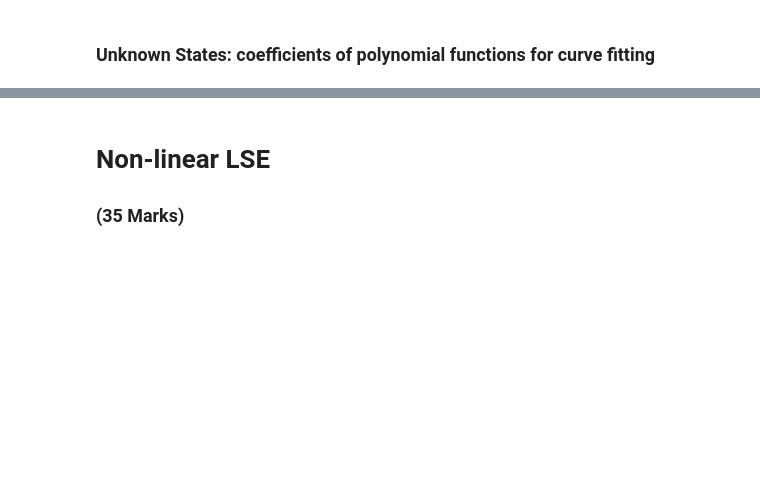
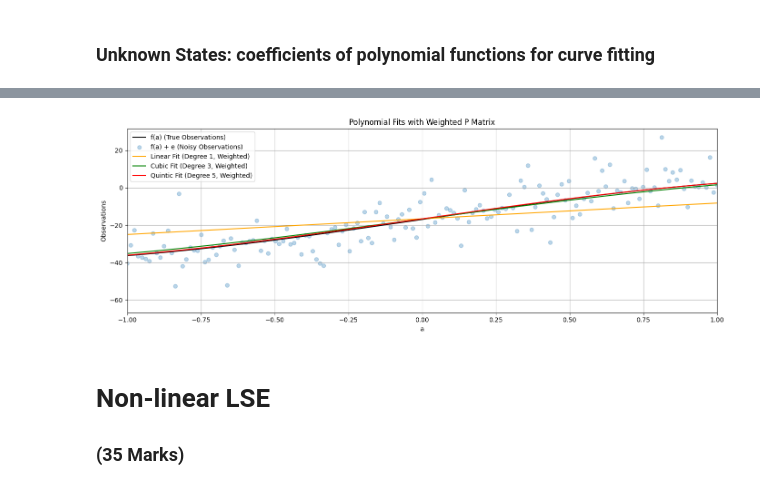
Before and after one commit to elviskwakunyarko/ENGG680_2024_fall, a Jupyter notebook: Lab Assignment 2/Assignment2.ipynb, the cells around one changed output, grey strips where cells are left out. Cells and saved outputs as stored; diff of their text form; code cells hidden in the pictures; blank space fills up the shorter version.

```diff
--- a/Lab Assignment 2/Assignment2.ipynb
+++ b/Lab Assignment 2/Assignment2.ipynb
@@ -149,4 +305,6 @@ fig.tight_layout()
 # now, let's define the P matrix with the proper weights of observation
 # use the variance of observation l_var, define P matrix
 # (1 mark)
-P = #...
+
+# The weights are the inverse of the observation variances (l_var)
+P = np.diag(1 / l_var)
@@ -162,0 +311,89 @@ P = #...
+# %%
+# step 13
+# repeat the steps 6-10, using the proper P matrix
+# (10 marks)
+
+# Step 6: Call the fit_polynomial_curve function and fetch the results with the new P matrix
+degrees = [1, 3, 5]
+results_weighted = {}
+
+for deg in degrees:
+    x, cov_x, apv, v = fit_polynomial_curve(a, l, P, deg)  # Using the new weighted P matrix
+    results_weighted[deg] = {
+        'coefficients': x,
+        'covariance': cov_x,
+        'apv': apv,
+        'residuals': v
+    }
+    # Print the results for each degree
+    print(f"Degree {deg} (with weighted P matrix):")
+    print(f"Coefficients: {x}")
+    print(f"A Posteriori Variance Factor (APV): {apv}")
+    print(f"Residuals: {v}")
+    print()
+
+# Step 7: Use the estimated coefficients and constants array 'a' to construct the polynomial functions
+# For degree 1 (linear polynomial)
+line_uw_weighted = np.polyval(np.flip(results_weighted[1]['coefficients']), a)
+
+# For degree 3 (cubic polynomial)
+cubic_uw_weighted = np.polyval(np.flip(results_weighted[3]['coefficients']), a)
+
+# For degree 5 (quintic polynomial)
+quintic_uw_weighted = np.polyval(np.flip(results_weighted[5]['coefficients']), a)
+
+
+# Step 8: Plot the weighted polynomial functions, noisy observations, and true observations
+fig, ax = plt.subplots(nrows=1, ncols=1, figsize=(14, 5))
+
+# Plot the true observations (l_true) as a black line
+ax.plot(a, l_true, label="f(a) (True Observations)", color='k')
+
+# Plot the noisy observations (l) as a scatter plot
+ax.scatter(a, l, label="f(a) + e (Noisy Observations)", color='tab:blue', marker='o', alpha=0.3)
+
+# Plot the polynomial fits with weighted P matrix
+# Line polynomial (Degree 1) in orange
+ax.plot(a, line_uw_weighted, label="Linear Fit (Degree 1, Weighted)", color='orange')
+
+# Cubic polynomial (Degree 3) in green
+ax.plot(a, cubic_uw_weighted, label="Cubic Fit (Degree 3, Weighted)", color='green')
+
+# Quintic polynomial (Degree 5) in red
+ax.plot(a, quintic_uw_weighted, label="Quintic Fit (Degree 5, Weighted)", color='red')
+
+# Set the x-axis and y-axis labels
+ax.set_xlabel("a")
+ax.set_ylabel("Observations")
+
+# Set the x-axis range to be from -1 to 1
+ax.set_xlim(-1, 1)
+
+# Add a title
+ax.set_title("Polynomial Fits with Weighted P Matrix")
+
+# Add a legend
+ax.legend()
+
+# Add grid lines
+ax.grid(True, which='both', ls='-', color='0.65')
+
+# Adjust layout
+fig.tight_layout()
+
+
+# Step 9: Print the a posteriori variance factor for each polynomial function (with weighted P matrix)
+print("A Posteriori Variance Factor (APV) with weighted P matrix:")
+print(f"Degree 1 (Linear Fit): {results_weighted[1]['apv']}")
+print(f"Degree 3 (Cubic Fit): {results_weighted[3]['apv']}")
+print(f"Degree 5 (Quintic Fit): {results_weighted[5]['apv']}")
+
+# Step 10: Compute and print the norm between the predicted observations and the true observations (with weighted P matrix)
+norm_line_weighted = np.linalg.norm(line_uw_weighted - l_true)
+norm_cubic_weighted = np.linalg.norm(cubic_uw_weighted - l_true)
+norm_quintic_weighted = np.linalg.norm(quintic_uw_weighted - l_true)
+
+print(f"Norm between predicted (Degree 1) and true observations (Weighted): {norm_line_weighted}")
+print(f"Norm between predicted (Degree 3) and true observations (Weighted): {norm_cubic_weighted}")
+print(f"Norm between predicted (Degree 5) and true observations (Weighted): {norm_quintic_weighted}")
+# %% [output]
@@ -162,0 +417 @@ P = #...
+[figure, added]
```
Also changed, not shown: parts of 34 cells of this notebook.
